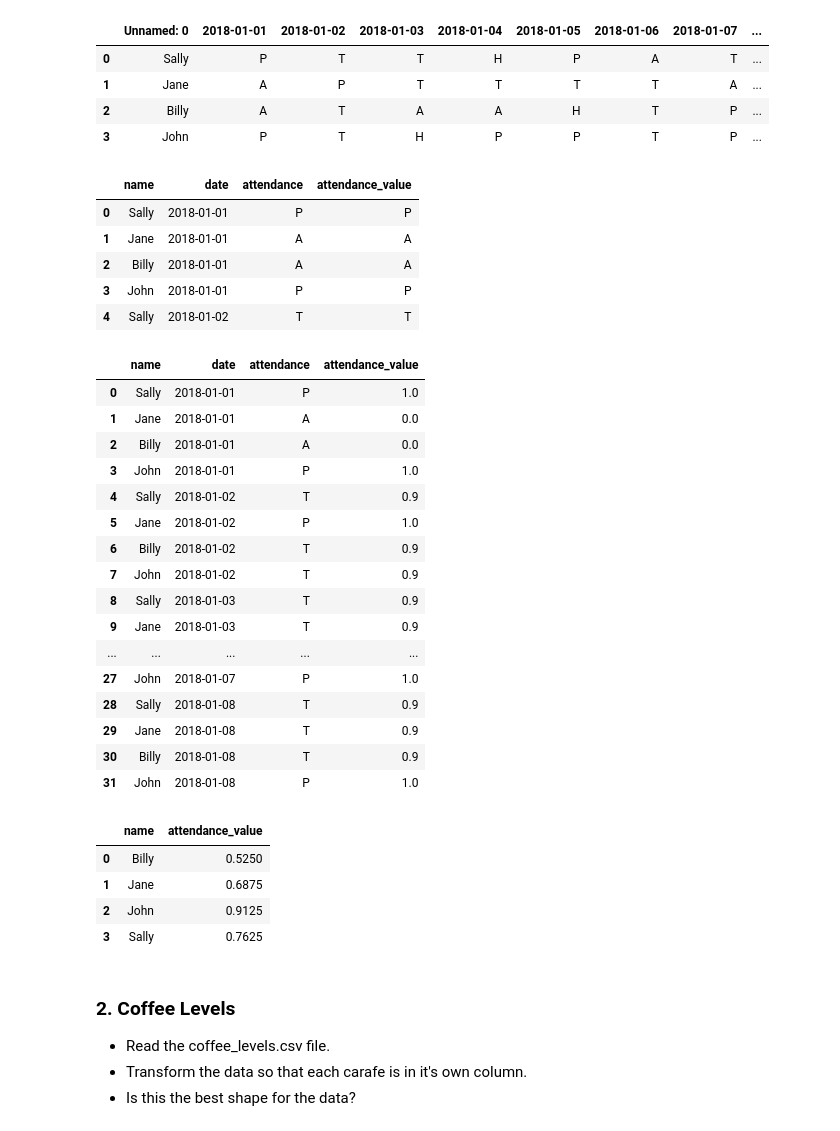
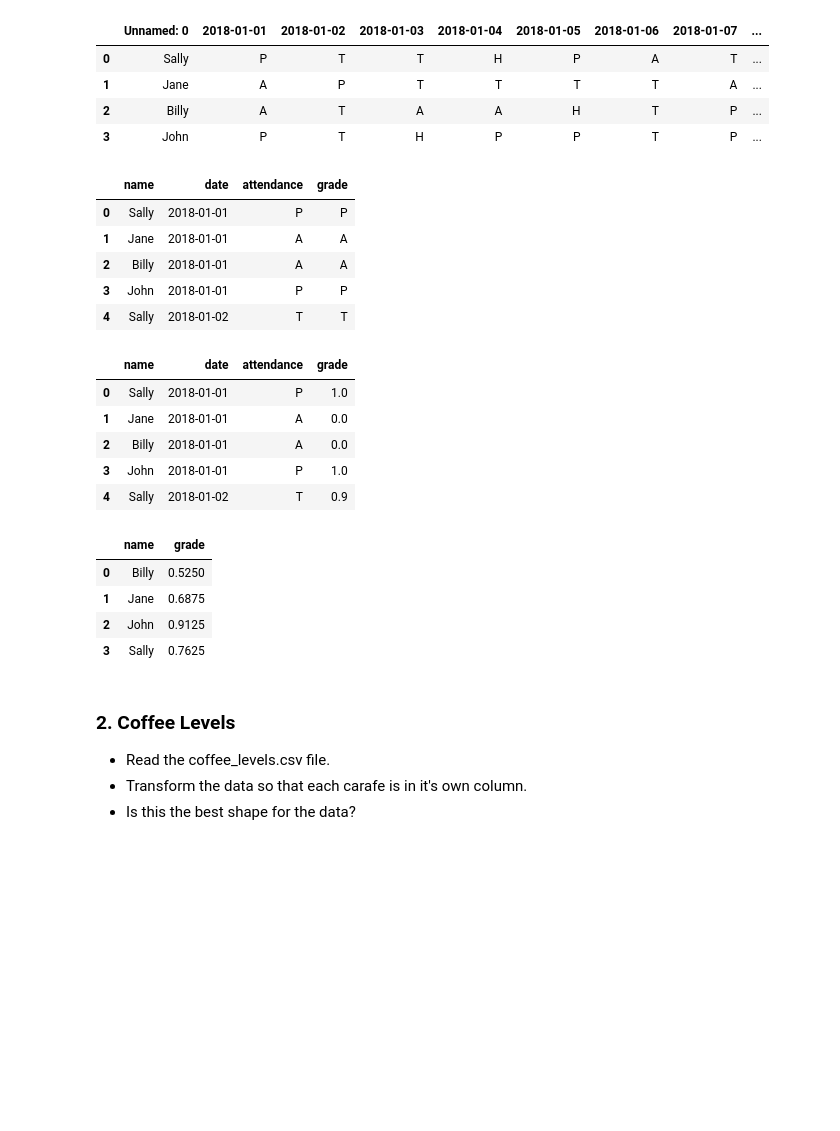
Before and after one commit to mdalton87/classification-exercises, a Jupyter notebook: tidy_data.ipynb, the cells around one changed output. Drawn from its saved outputs; the diff is of its cells as text; code cells hidden in the pictures; blank space fills up the shorter version.

```diff
--- a/tidy_data.ipynb
+++ b/tidy_data.ipynb
@@ -32,44 +32,33 @@ attendance.columns = ['name', '2018-01-01', '2018-01-02', '2018-01-03', '2018-01
 # %%
 attendance_melt = attendance.melt(id_vars='name', var_name='date', value_name='attendance')
 # %%
-attendance_melt['attendance_value'] = attendance_melt.attendance
+attendance_melt['grade'] = attendance_melt.attendance
 # %%
 attendance_melt.head()
 # %% [output]
-|  | name | date | attendance | attendance_value |
+|  | name | date | attendance | grade |
 | 0 | Sally | 2018-01-01 | P | P |
 | 1 | Jane | 2018-01-01 | A | A |
 | 2 | Billy | 2018-01-01 | A | A |
 | 3 | John | 2018-01-01 | P | P |
 | 4 | Sally | 2018-01-02 | T | T |
 # %%
-attendance_melt.attendance_value = attendance_melt.attendance_value.replace(['P','A','H','T'],[1, 0, .5, 0.9])
-attendance_melt
+attendance_melt.grade = attendance_melt.grade.replace(['P','A','H','T'],[1, 0, .5, 0.9])
+attendance_melt.head()
 # %% [output]
-|  | name | date | attendance | attendance_value |
+|  | name | date | attendance | grade |
 | 0 | Sally | 2018-01-01 | P | 1.0 |
 | 1 | Jane | 2018-01-01 | A | 0.0 |
 | 2 | Billy | 2018-01-01 | A | 0.0 |
 | 3 | John | 2018-01-01 | P | 1.0 |
 | 4 | Sally | 2018-01-02 | T | 0.9 |
-| 5 | Jane | 2018-01-02 | P | 1.0 |
-| 6 | Billy | 2018-01-02 | T | 0.9 |
-| 7 | John | 2018-01-02 | T | 0.9 |
-| 8 | Sally | 2018-01-03 | T | 0.9 |
-| 9 | Jane | 2018-01-03 | T | 0.9 |
-| ... | ... | ... | ... | ... |
-| 27 | John | 2018-01-07 | P | 1.0 |
-| 28 | Sally | 2018-01-08 | T | 0.9 |
-| 29 | Jane | 2018-01-08 | T | 0.9 |
-| 30 | Billy | 2018-01-08 | T | 0.9 |
-| 31 | John | 2018-01-08 | P | 1.0 |
 # %%
 grade = attendance_melt.pivot_table(index = 'name')
 grade.reset_index(inplace = True)
 # %%
 grade
 # %% [output]
-|  | name | attendance_value |
+|  | name | grade |
 | 0 | Billy | 0.5250 |
 | 1 | Jane | 0.6875 |
 | 2 | John | 0.9125 |
```
Also changed, not shown: parts of 22 cells of this notebook, 2 other files.
